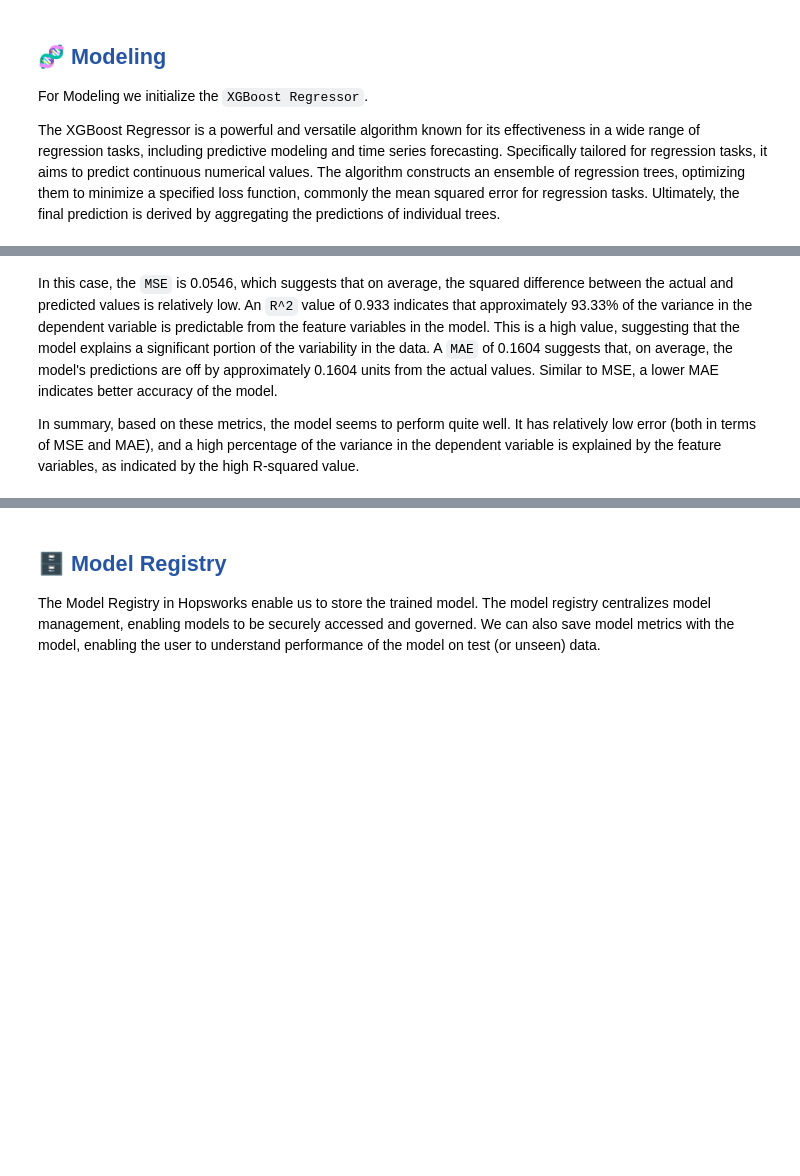
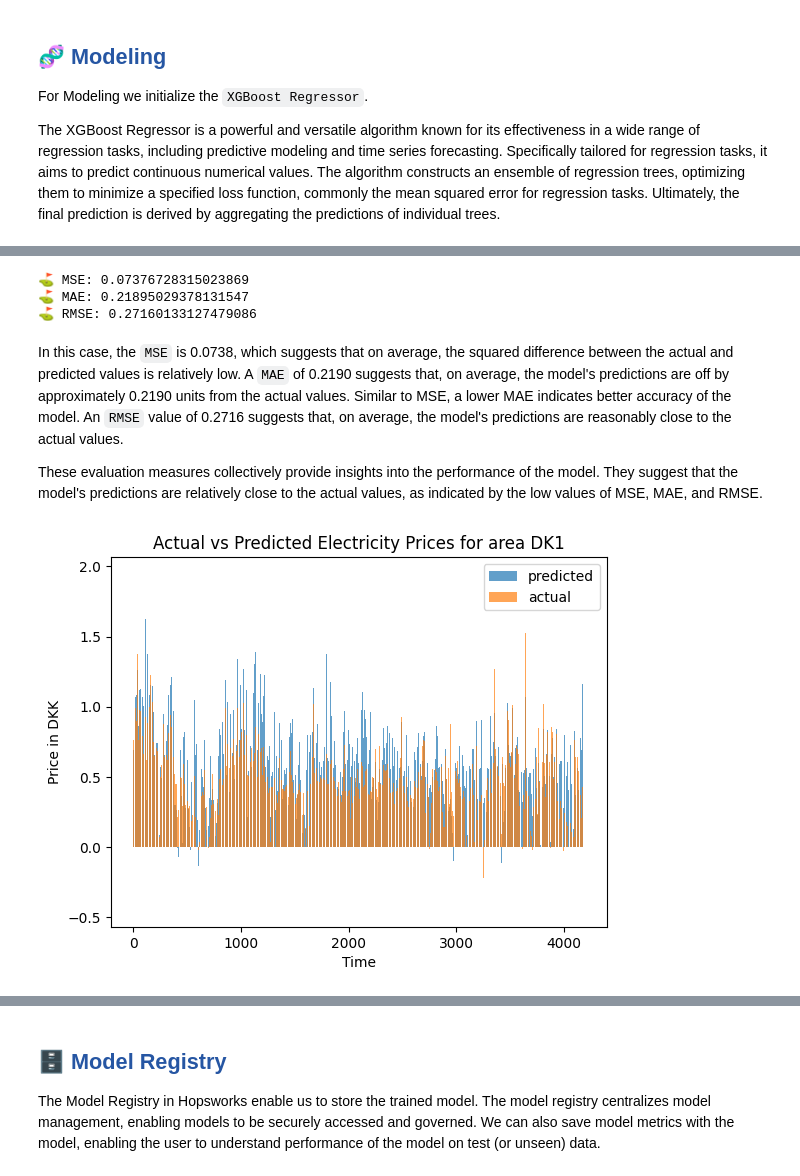
Before and after one commit to Benj3037/bds_m7_second-semester-project, a Jupyter notebook: pipeline/3_1_training_pipeline_xgb.ipynb, the cells around one changed output, grey strips where cells are left out. Drawn from its saved outputs; the diff is of its cells as text; code cells hidden in the pictures; blank space fills up the shorter version.

```diff
--- a/pipeline/3_1_training_pipeline_xgb.ipynb
+++ b/pipeline/3_1_training_pipeline_xgb.ipynb
@@ -240,37 +275,43 @@ y_pred_window = xgb_model.predict(X_test_data_window)
 mse = mean_squared_error(y_test_data_window, y_pred_window)
 print("⛳️ MSE:", mse)
 
-# Calculate R squared using sklearn
-r2 = r2_score(y_test_data_window, y_pred_window)
-print("⛳️ R^2:", r2)
-
 # Calculate Mean Absolute Error (MAE) using sklearn
 mae = mean_absolute_error(y_test_data_window, y_pred_window)
 print("⛳️ MAE:", mae)
+
+# Calculate Root Mean Squared Error (RMSE) using sklearn
+rmse = root_mean_squared_error(y_test_data_window, y_pred_window)
+print("⛳️ RMSE:", rmse)
+# %% [output]
+⛳️ MSE: 0.07376728315023869
+⛳️ MAE: 0.21895029378131547
+⛳️ RMSE: 0.27160133127479086
 # %% [markdown]
-In this case, the `MSE` is 0.0546, which suggests that on average, the squared difference between the actual and predicted values is relatively low. An `R^2` value of 0.933 indicates that approximately 93.33% of the variance in the dependent variable is predictable from the feature variables in the model. This is a high value, suggesting that the model explains a significant portion of the variability in the data. A `MAE` of 0.1604 suggests that, on average, the model's predictions are off by approximately 0.1604 units from the actual values. Similar to MSE, a lower MAE indicates better accuracy of the model.
+In this case, the `MSE` is 0.0738, which suggests that on average, the squared difference between the actual and predicted values is relatively low. A `MAE` of 0.2190 suggests that, on average, the model's predictions are off by approximately 0.2190 units from the actual values. Similar to MSE, a lower MAE indicates better accuracy of the model. An `RMSE` value of 0.2716 suggests that, on average, the model's predictions are reasonably close to the actual values.
 
-In summary, based on these metrics, the model seems to perform quite well. It has relatively low error (both in terms of MSE and MAE), and a high percentage of the variance in the dependent variable is explained by the feature variables, as indicated by the high R-squared value.
+These evaluation measures collectively provide insights into the performance of the model. They suggest that the model's predictions are relatively close to the actual values, as indicated by the low values of MSE, MAE, and RMSE.
 # %%
-# Importing the matplotlib library for plotting the predictions against the expected values
+# Importing the matplotlib library for plotting the predictions against the actual values
 import matplotlib.pyplot as plt
 
-# Plot the predictions against the expected values
-plt.title('Expected vs Predicted Electricity Prices for area DK1')
+# Plot the predictions against the actual values
+plt.title('Actual vs Predicted Electricity Prices for area DK1')
 
 # Plot the predicted values
 plt.bar(x=np.arange(len(y_pred_window)), height=y_pred_window, label='predicted', alpha=0.7)
 
-# Plot the expected values
+# Plot the actual values
 plt.bar(x=np.arange(len(y_pred_window)), height=y_test_data_window, label='actual', alpha=0.7)
 
 # Add labels to the x-axis and y-axis
 plt.xlabel('Time')
 plt.ylabel('Price in DKK')
 
 # Add a legend and display the plot
 plt.legend()
 plt.show()
+# %% [output]
+[figure, added]
 # %%
 # Import the plot_importance function from XGBoost
 from xgboost import plot_importance
```
Also changed, not shown: parts of 28 cells of this notebook, 5 other files.
